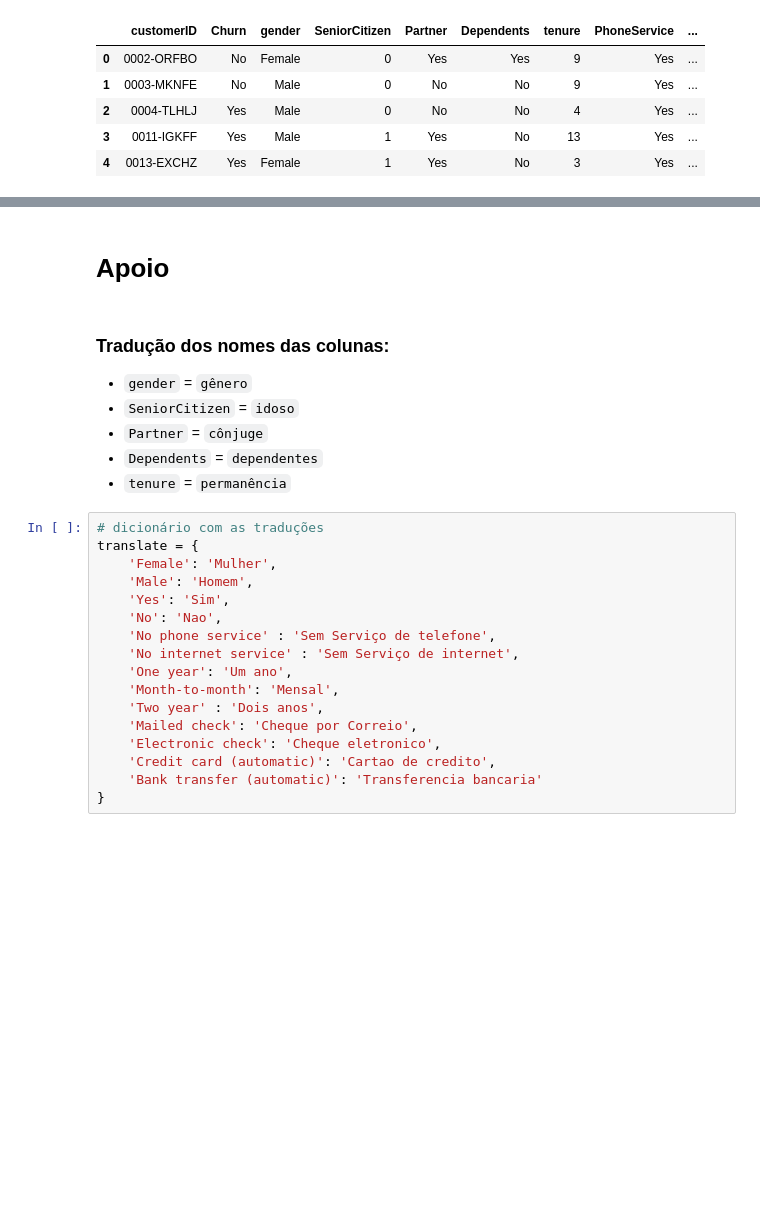
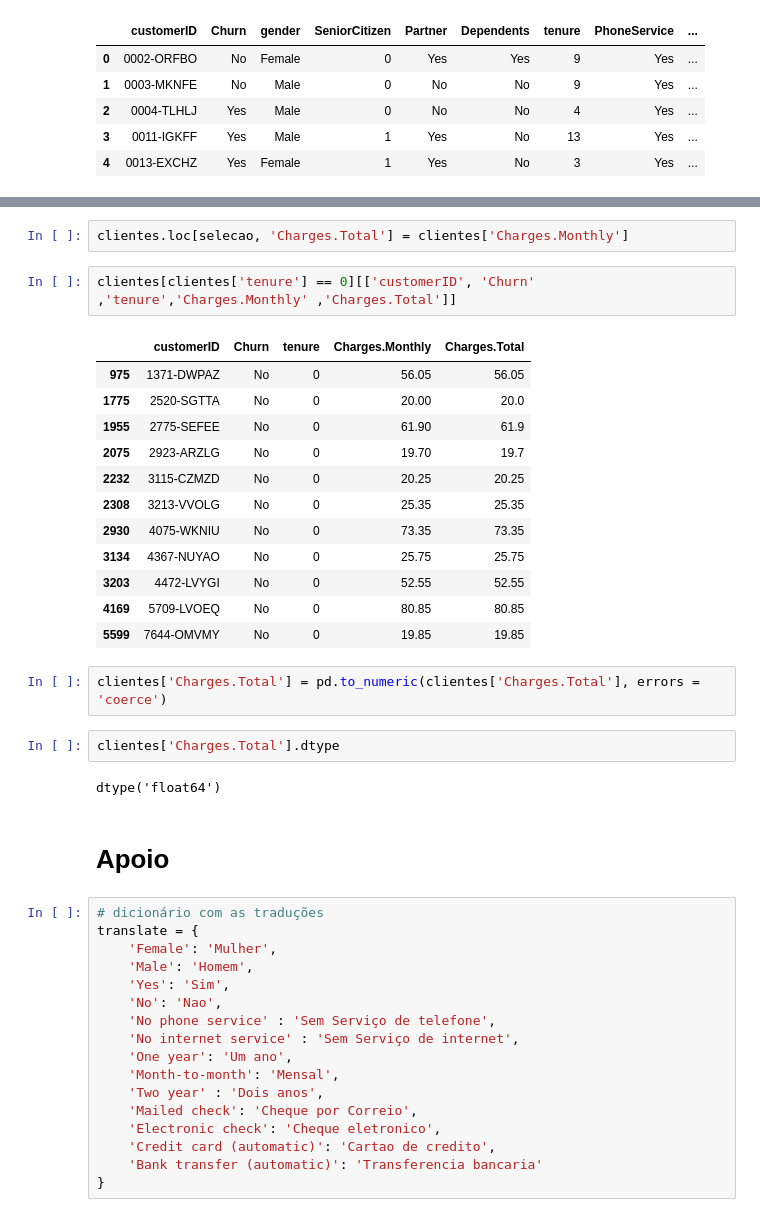
Before and after one commit to AndersonAyache/AluraVoz, a Jupyter notebook: AluraVoz.ipynb, the cells around one changed output, grey strips where cells are left out. Saved outputs shown, nothing was run; the diff lists cells and outputs as text; blank space fills up the shorter version.

```diff
--- a/AluraVoz.ipynb
+++ b/AluraVoz.ipynb
@@ -402,13 +429,28 @@ clientes.head()
+# %%
+clientes.loc[selecao, 'Charges.Total'] = clientes['Charges.Monthly']
+# %%
+clientes[clientes['tenure'] == 0][['customerID', 'Churn' ,'tenure','Charges.Monthly' ,'Charges.Total']]
+# %% [output]
+|  | customerID | Churn | tenure | Charges.Monthly | Charges.Total |
+| 975 | 1371-DWPAZ | No | 0 | 56.05 | 56.05 |
+| 1775 | 2520-SGTTA | No | 0 | 20.00 | 20.0 |
+| 1955 | 2775-SEFEE | No | 0 | 61.90 | 61.9 |
+| 2075 | 2923-ARZLG | No | 0 | 19.70 | 19.7 |
+| 2232 | 3115-CZMZD | No | 0 | 20.25 | 20.25 |
+| 2308 | 3213-VVOLG | No | 0 | 25.35 | 25.35 |
+| 2930 | 4075-WKNIU | No | 0 | 73.35 | 73.35 |
+| 3134 | 4367-NUYAO | No | 0 | 25.75 | 25.75 |
+| 3203 | 4472-LVYGI | No | 0 | 52.55 | 52.55 |
+| 4169 | 5709-LVOEQ | No | 0 | 80.85 | 80.85 |
+| 5599 | 7644-OMVMY | No | 0 | 19.85 | 19.85 |
+# %%
+clientes['Charges.Total'] = pd.to_numeric(clientes['Charges.Total'], errors = 'coerce')
+# %%
+clientes['Charges.Total'].dtype
+# %% [output]
+dtype('float64')
 # %% [markdown]
 # Apoio
-# %% [markdown]
-### Tradução dos nomes das colunas:
-
-* `gender` = `gênero`
-* `SeniorCitizen` = `idoso`
-* `Partner` = `cônjuge`
-* `Dependents` = `dependentes`
-* `tenure` =  `permanência`
 # %%
 # dicionário com as traduções
 translate = {
```
Also changed, not shown: parts of 8 cells of this notebook.
